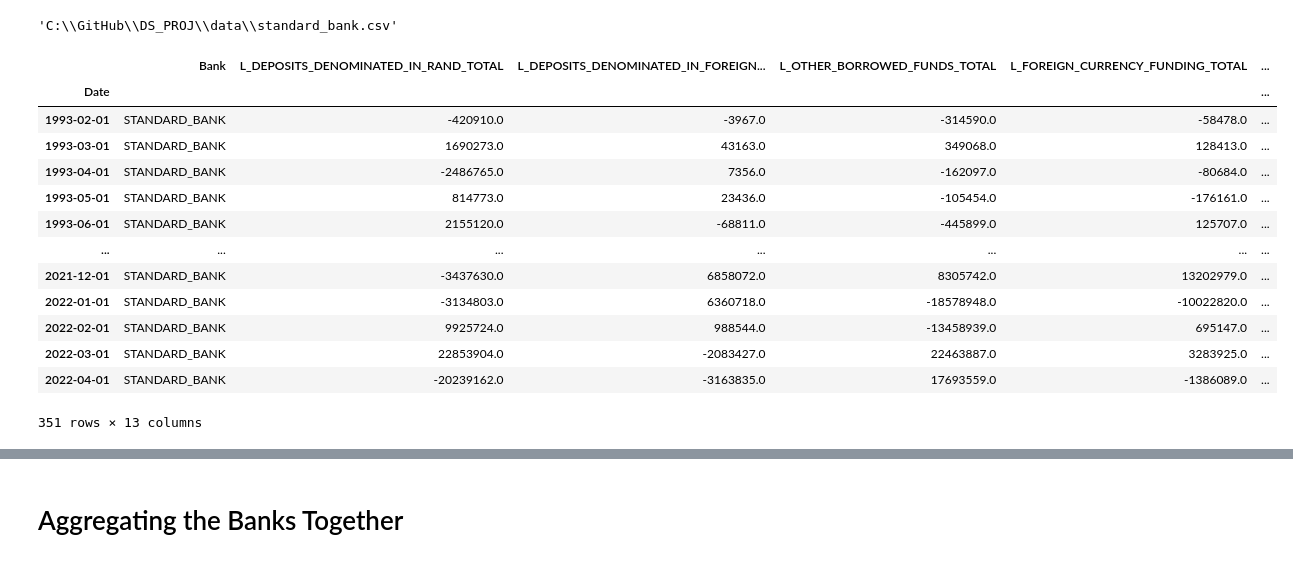
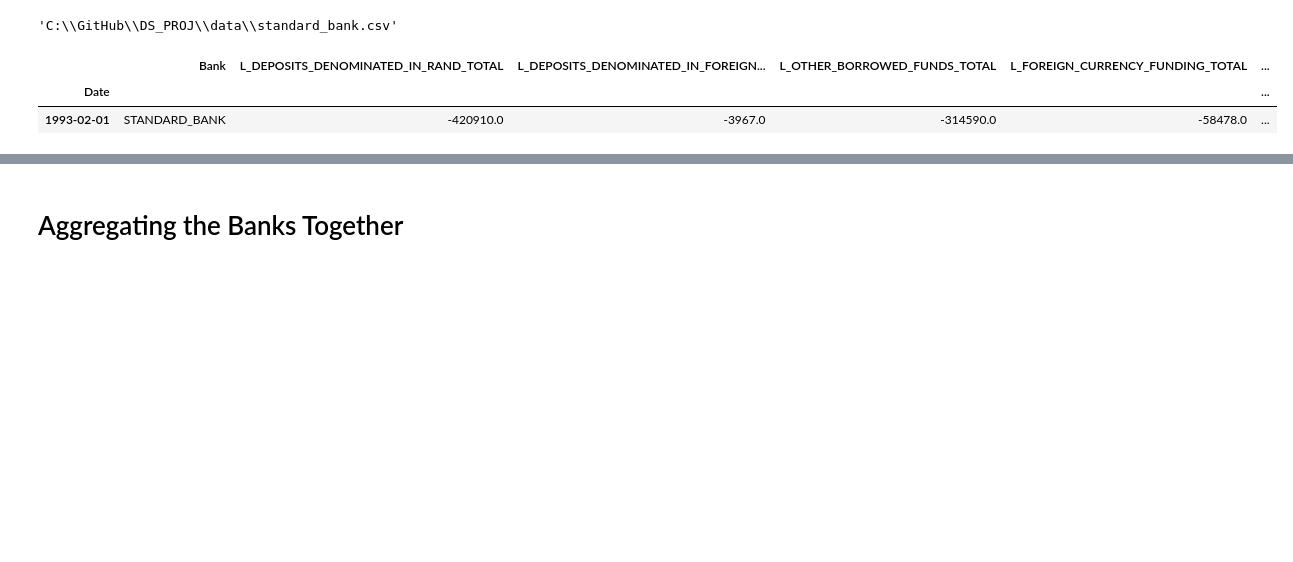
Before and after one commit to Jacques-rs/DS_PROJ, a Jupyter notebook: DS_PROJ_py.ipynb, the cells around one changed output, grey strips where cells are left out. Cells and saved outputs as stored; diff of their text form; code cells hidden in the pictures; blank space fills up the shorter version.

```diff
--- a/DS_PROJ_py.ipynb
+++ b/DS_PROJ_py.ipynb
@@ -262,13 +263,3 @@ absa.loc[absa["Table"].str.contains("Central.{,3}Bank", regex=True, case=False),
 | 761 | T_T06R103C22: T06R103C22: CENTRAL... | NaN | NaN | NaN | NaN | NaN |
 | 762 | T_T06R103C24: T06R103C24: CENTRAL... | 13645297.0 | 15190112.0 | 0.0 | 0.0 | 0.0 |
 | 763 | T_T06R103C25: T06R103C25: CENTRAL... | 0.0 | 0.0 | NaN | NaN | 0.0 |
-# %%
-repl1 = absa["Table"].str.contains("T_T06R103C24: T06R103C24:", regex=True, case=False)
-with1 = absa["Table"].str.contains("T_T06R103C18: T06R103C18:", regex=True, case=False)
-
-absa.loc[repl1,:] = absa.loc[repl1,:].replace(list(absa.loc[repl1,:].iloc[0,2:]), 1)
-absa.loc[repl1, " 1993M01":] = absa.loc[repl1, " 1993M01":].cumsum(axis=1)
-absa.loc[repl1,:]
-
-absa.loc[repl1,:] = absa.loc[repl1,:].replace(list(absa.loc[repl1,:].iloc[0,2:]),
-                                              list(absa.loc[with1,:].iloc[0,2:]))
@@ -515,6 +407,3 @@ It is clear from the above that the columns containing enough
 aggregated information are tagged with `(total of items ...)`
 
 so this can be filtered
-# %%
-test = absa.loc[absa["Table"].str.contains("TOTAL"),:]
-list(test.iloc[:,1])
@@ -848,29 +637,18 @@ absa.to_csv("C:/GitHub/DS_PROJ/data/absa_jup.csv")
 # %%
 standard_bank = reformat(filter_totals(clean_names2(fill_totals(
     remove_empty(clean_names1(import_data(check_file("standard_bank.csv")),
                                                                      bank_prefix="B_416061: "))))))
 standard_bank
 l_std = clean_liab(liabilities(standard_bank))
 e_std = clean_equity(equity(standard_bank))
 a_std = clean_assets(assets(standard_bank))
 
 standard_bank = join_diff(l_std, e_std, a_std, bank="STANDARD_BANK")
-standard_bank
+standard_bank.head(1)
 # %% [output]
 |  | Bank | L_DEPOSITS_DENOMINATED_IN_RAND_TOTAL | L_DEPOSITS_DENOMINATED_IN_FOREIGN... | L_OTHER_BORROWED_FUNDS_TOTAL | L_FOREIGN_CURRENCY_FUNDING_TOTAL | ... |
 | Date |  |  |  |  |  | ... |
 | 1993-02-01 | STANDARD_BANK | -420910.0 | -3967.0 | -314590.0 | -58478.0 | ... |
-| 1993-03-01 | STANDARD_BANK | 1690273.0 | 43163.0 | 349068.0 | 128413.0 | ... |
-| 1993-04-01 | STANDARD_BANK | -2486765.0 | 7356.0 | -162097.0 | -80684.0 | ... |
-| 1993-05-01 | STANDARD_BANK | 814773.0 | 23436.0 | -105454.0 | -176161.0 | ... |
-| 1993-06-01 | STANDARD_BANK | 2155120.0 | -68811.0 | -445899.0 | 125707.0 | ... |
-| ... | ... | ... | ... | ... | ... | ... |
-| 2021-12-01 | STANDARD_BANK | -3437630.0 | 6858072.0 | 8305742.0 | 13202979.0 | ... |
-| 2022-01-01 | STANDARD_BANK | -3134803.0 | 6360718.0 | -18578948.0 | -10022820.0 | ... |
-| 2022-02-01 | STANDARD_BANK | 9925724.0 | 988544.0 | -13458939.0 | 695147.0 | ... |
-| 2022-03-01 | STANDARD_BANK | 22853904.0 | -2083427.0 | 22463887.0 | 3283925.0 | ... |
-| 2022-04-01 | STANDARD_BANK | -20239162.0 | -3163835.0 | 17693559.0 | -1386089.0 | ... |
-351 rows × 13 columns
 # %%
 fnb = reformat(filter_totals(clean_names2(fill_totals(
     remove_empty(clean_names1(import_data(check_file("fnb.csv")),
```
Also changed, not shown: parts of 99 cells of this notebook.
